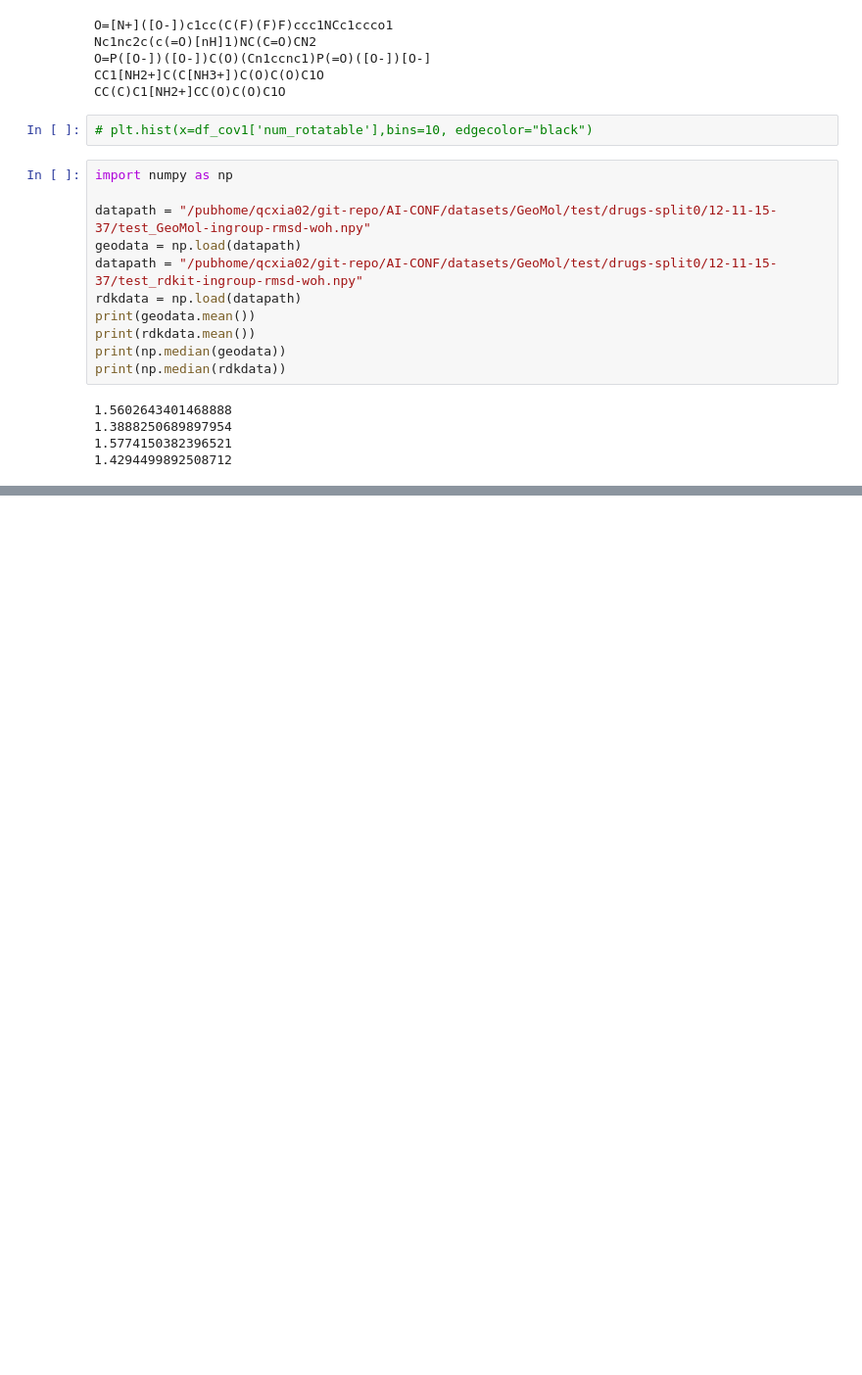
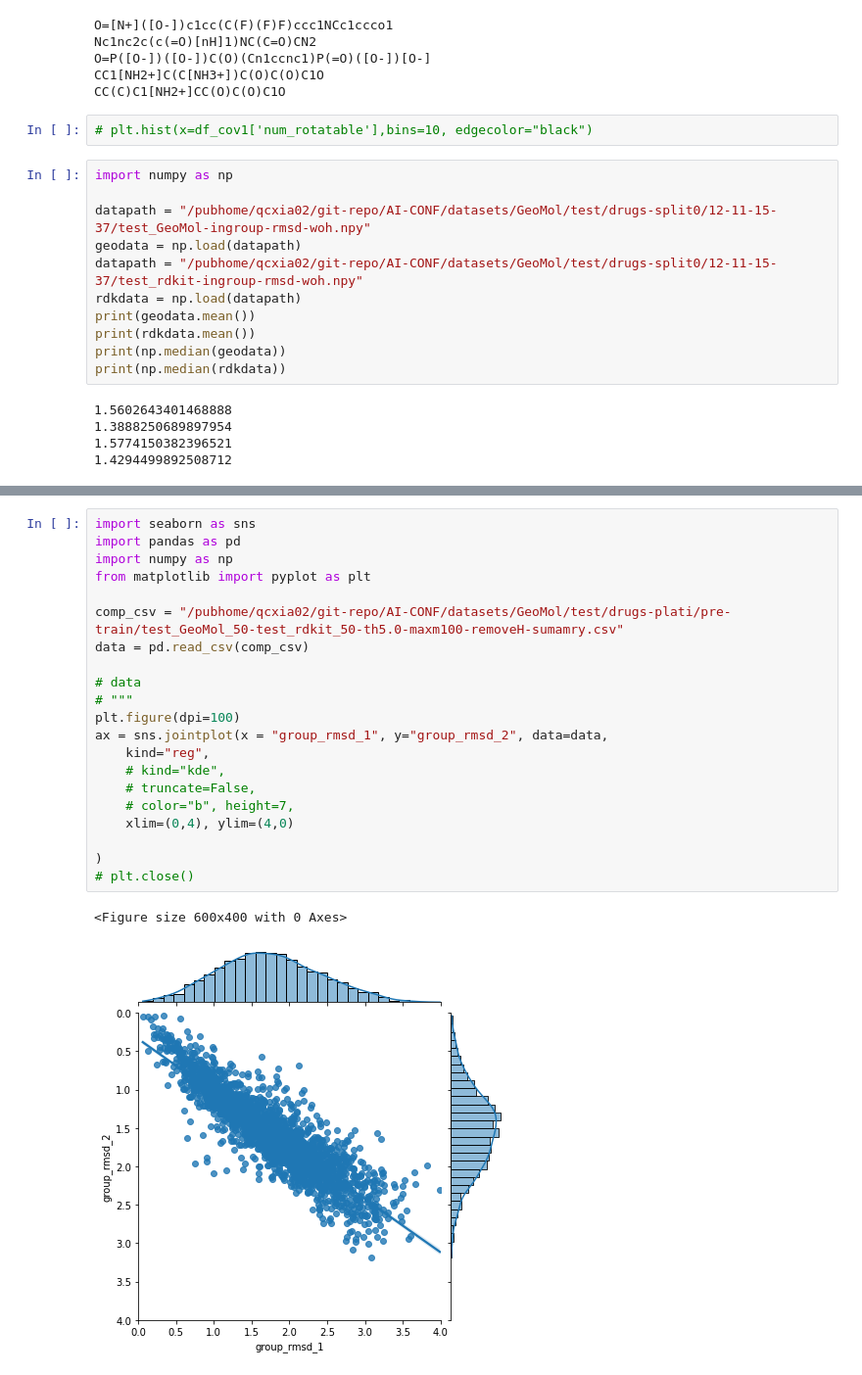
Before and after one commit to PattanaikL/GeoMol, a Jupyter notebook: visualize_confs.ipynb, the cells around one changed output, grey strips where cells are left out. Shown at 98% size. Drawn from its saved outputs; the diff is of its cells as text; blank space fills up the shorter version.

```diff
--- a/visualize_confs.ipynb
+++ b/visualize_confs.ipynb
@@ -291,0 +409,24 @@ print(np.median(rdkdata))
+# %%
+import seaborn as sns
+import pandas as pd
+import numpy as np
+from matplotlib import pyplot as plt
+
+comp_csv = "/pubhome/qcxia02/git-repo/AI-CONF/datasets/GeoMol/test/drugs-plati/pre-train/test_GeoMol_50-test_rdkit_50-th5.0-maxm100-removeH-sumamry.csv"
+data = pd.read_csv(comp_csv)
+
+# data
+# """
+plt.figure(dpi=100)
+ax = sns.jointplot(x = "group_rmsd_1", y="group_rmsd_2", data=data,
+    kind="reg",
+    # kind="kde",
+    # truncate=False,
+    # color="b", height=7,
+    xlim=(0,4), ylim=(4,0)
+
+)
+# plt.close()
+# %% [output]
+<Figure size 600x400 with 0 Axes>
+[figure, added]
```
Also changed, not shown: parts of 6 cells of this notebook, 12 other files.
